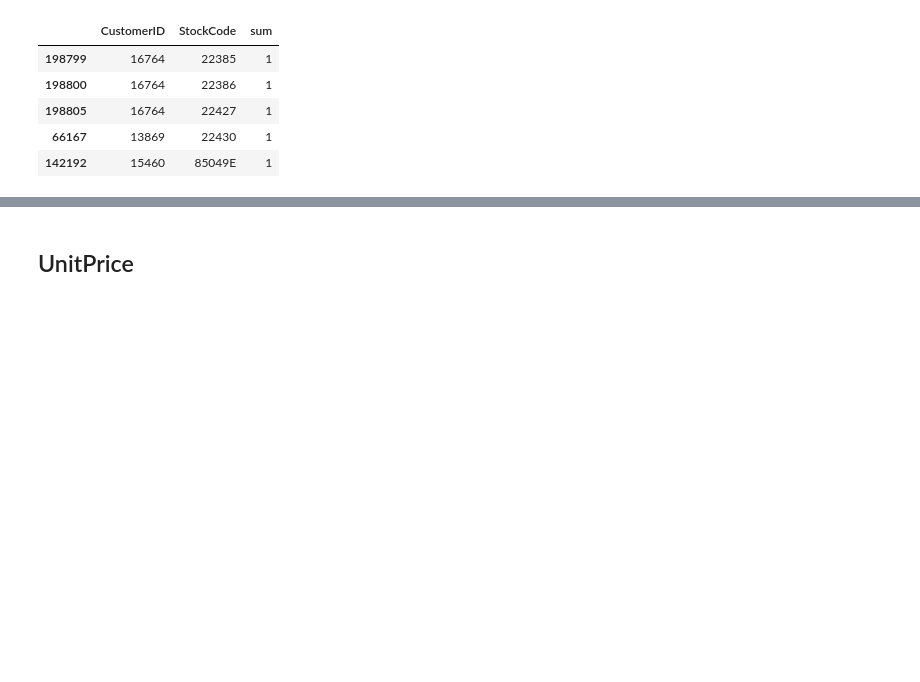
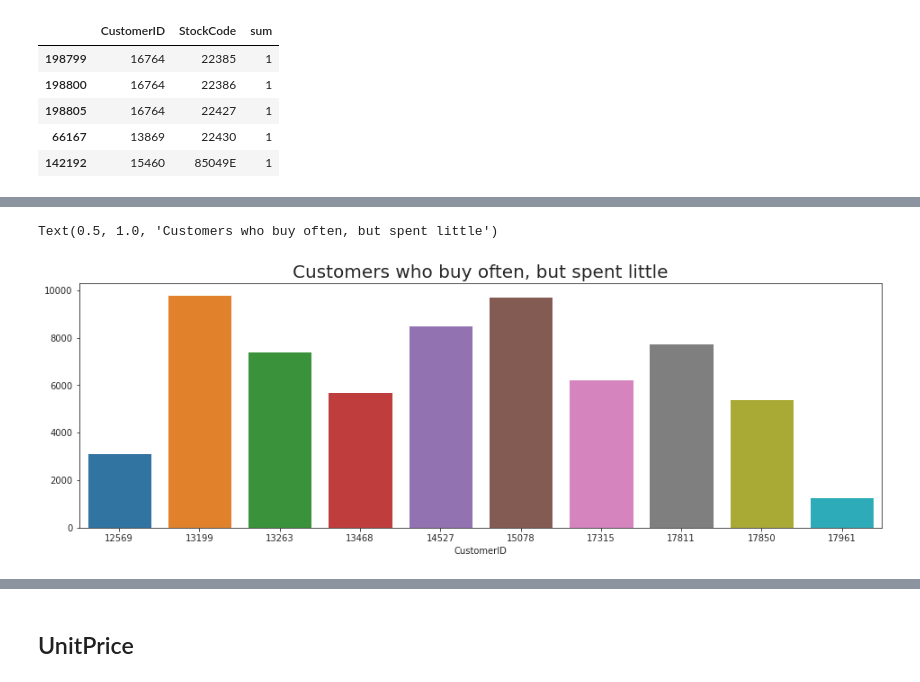
Before and after one commit to pavi-1994/retail_customer_segmentation_capstone_project, a Jupyter notebook: retail_customer_segmentation_capstone_project.ipynb, the cells around one changed output, grey strips where cells are left out. Cells and saved outputs as stored; diff of their text form; code cells hidden in the pictures; blank space fills up the shorter version.

```diff
--- a/retail_customer_segmentation_capstone_project.ipynb
+++ b/retail_customer_segmentation_capstone_project.ipynb
@@ -672,0 +683,3 @@ customer_df.groupby(["CustomerID","StockCode"])["Quantity"].sum().reset_index(na
+# %%
+spending_of_customer=customer_df.groupby("CustomerID").agg({"InvoiceNo" : "nunique","Total_Amount" : 'sum'}).sort_values(by=['InvoiceNo', 'Total_Amount'], ascending=[False, True])
+spending_of_customer.head()
@@ -672,0 +694,13 @@ customer_df.groupby(["CustomerID","StockCode"])["Quantity"].sum().reset_index(na
+# %%
+# Considering 10,000 is less payment from spending_of_customer
+frequent_but_less_spending = spending_of_customer[spending_of_customer['Total_Amount'] < 10000]
+frequent_but_less_spending.head(10)
+
+#plotting graph
+plt.figure(figsize=(16,5))
+sns.barplot(frequent_but_less_spending['Total_Amount'][:10].index,
+            frequent_but_less_spending['Total_Amount'][:10].values)
+plt.title("Customers who buy often, but spent little", fontsize = 20)
+# %% [output]
+Text(0.5, 1.0, 'Customers who buy often, but spent little')
+[figure, added]
```
Also changed, not shown: parts of 53 cells of this notebook.
